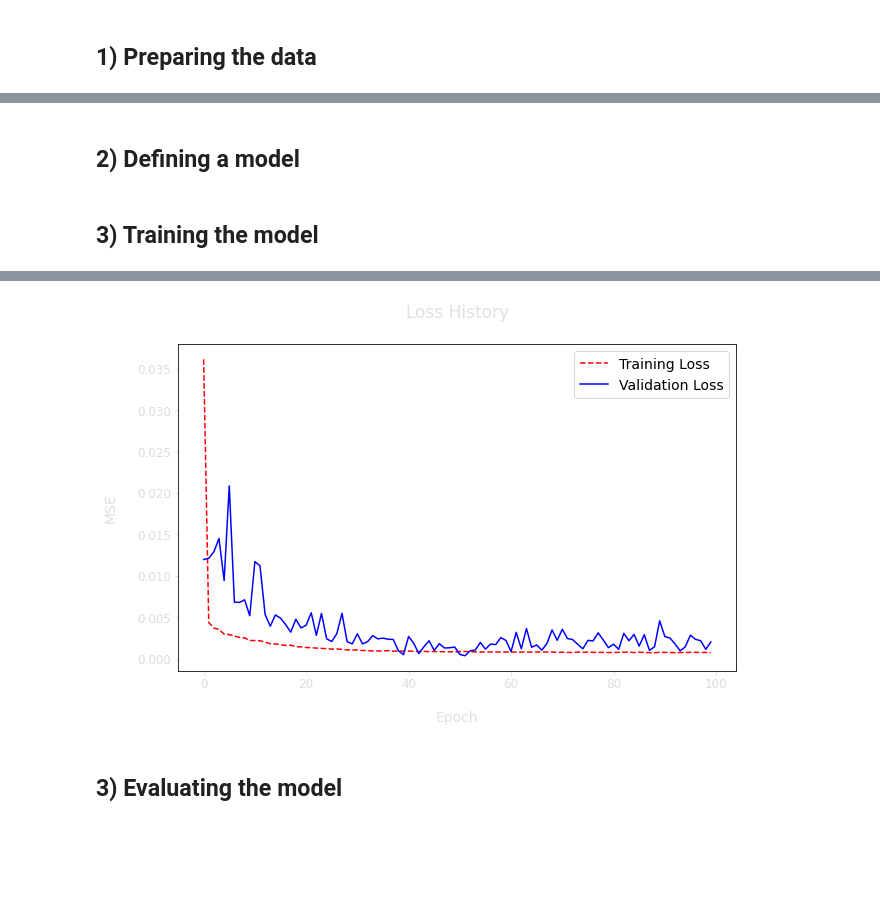
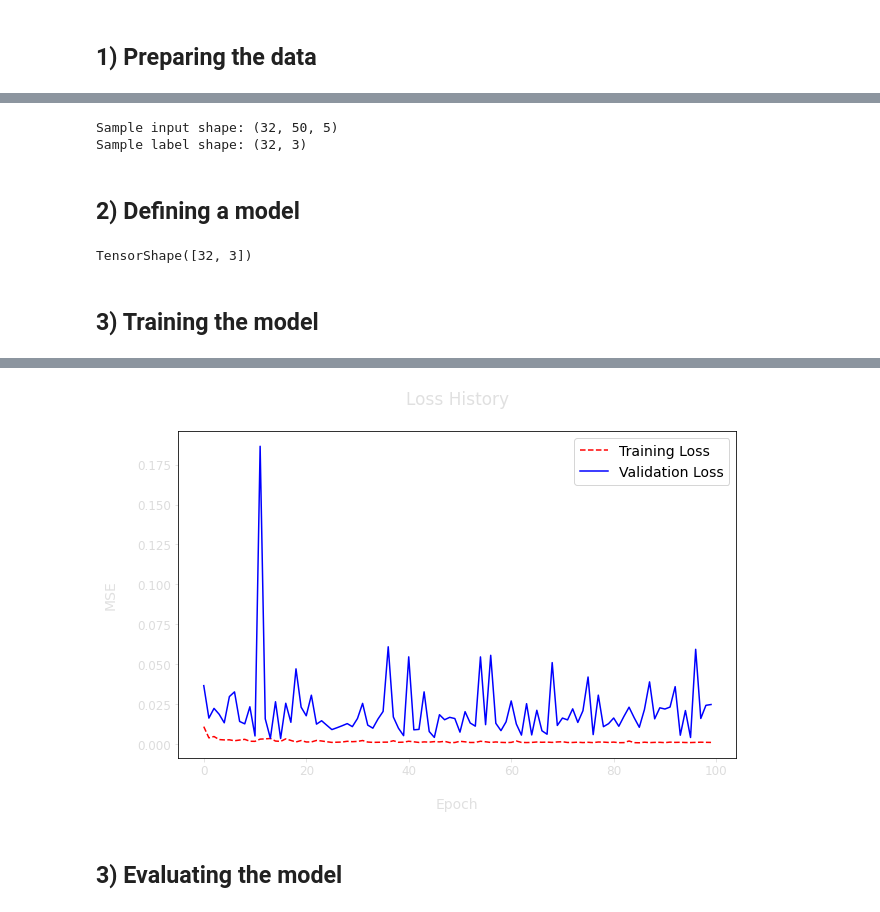
Before and after one commit to Talendar/stocks_prices_prediction, a Jupyter notebook: stocks_prediction.ipynb, the cells around one changed output, grey strips where cells are left out. Drawn from its saved outputs; the diff is of its cells as text; code cells hidden in the pictures; blank space fills up the shorter version.

```diff
--- a/stocks_prediction.ipynb
+++ b/stocks_prediction.ipynb
@@ -330,0 +98,17 @@ Sample label shape: (32, 3)
+# %%
+data = StocksData(
+    data_df=data,
+    num_sessions=NUM_SESSIONS,
+    labels_names=LABELS_NAMES,
+    feature_normalization=(min_max_norm, min_max_denorm),
+    label_normalization=(min_max_norm, min_max_denorm) \
+                        if NORMALIZE_LABELS else None,
+    data_split_pc=(TRAIN_PC, VAL_PC, TEST_PC),
+)
+
+print("  [TRAINING RANGE] %s to %s" % (
+    data.raw_train["features"].index[0], data.raw_train["features"].index[-1]))
+print("[VALIDATION RANGE] %s to %s" % (
+    data.raw_val["features"].index[0], data.raw_val["features"].index[-1]))
+print("      [TEST RANGE] %s to %s" % (
+    data.raw_test["features"].index[0], data.raw_test["features"].index[-1]))
@@ -331,3 +156,10 @@ Sample label shape: (32, 3)
+# %%
+sample_x, sample_y = next(iter(data.train_ds))
+print(f"Sample input shape: {sample_x.shape}")
+print(f"Sample label shape: {sample_y.shape}")
+# %% [output]
+Sample input shape: (32, 50, 5)
+Sample label shape: (32, 3)
 # %% [markdown]
 ## **2) Defining a model**
 # %%
@@ -339,29 +171,35 @@ class MultiLSTM(tf.keras.Model):
         self._num_sessions = num_sessions
 
         self._open_predictor = model = tf.keras.models.Sequential([
-            tf.keras.layers.LSTM(64, return_sequences=True),
+            tf.keras.layers.LSTM(128, return_sequences=True),
             tf.keras.layers.Dropout(0.3),
-            tf.keras.layers.LSTM(64, return_sequences=False),
+            tf.keras.layers.LSTM(128, return_sequences=False),
             tf.keras.layers.Dropout(0.3),
-            tf.keras.layers.Dense(1, activation="relu"),  # RELU
+            tf.keras.layers.Dense(128, activation="relu"),
+            tf.keras.layers.Dropout(0.3),
+            tf.keras.layers.Dense(1, activation="relu"),
         ])
 
         self._pre_lowest = tf.keras.layers.LSTM(64, return_sequences=True)
         self._lowest_predictor = tf.keras.models.Sequential([
-            tf.keras.layers.LSTM(64, return_sequences=True),
+            tf.keras.layers.LSTM(128, return_sequences=True),
             tf.keras.layers.Dropout(0.3),
-            tf.keras.layers.LSTM(64, return_sequences=False),
+            tf.keras.layers.LSTM(128, return_sequences=False),
             tf.keras.layers.Dropout(0.3),
-            tf.keras.layers.Dense(1, activation="relu"),  # RELU
+             tf.keras.layers.Dense(128, activation="relu"),
+            tf.keras.layers.Dropout(0.3),
+            tf.keras.layers.Dense(1, activation="relu"),
         ])
 
         self._pre_highest = tf.keras.layers.LSTM(64, return_sequences=True)
         self._highest_predictor = tf.keras.models.Sequential([
-            tf.keras.layers.LSTM(64, return_sequences=True),
+            tf.keras.layers.LSTM(128, return_sequences=True),
             tf.keras.layers.Dropout(0.3),
-            tf.keras.layers.LSTM(64, return_sequences=False),
+            tf.keras.layers.LSTM(128, return_sequences=False),
             tf.keras.layers.Dropout(0.3),
-            tf.keras.layers.Dense(1, activation="relu"),  # RELU
+            tf.keras.layers.Dense(128, activation="relu"),
+            tf.keras.layers.Dropout(0.3),
+            tf.keras.layers.Dense(1, activation="relu"),
         ])
 
     def call(self, inputs, training=None):
@@ -395,8 +233,10 @@ class MultiLSTM(tf.keras.Model):
         return tf.concat([open_price, lowest_price, highest_price], -1)
 # %%
 # testing output shape
-x, y = next(iter(ds_train))
-MultiLSTM()(x)
+x, y = next(iter(data.train_ds))
+MultiLSTM()(x).shape
+# %% [output]
+TensorShape([32, 3])
 # %% [markdown]
 ## **3) Training the model**
 # %%
@@ -409,7 +249,8 @@ model.compile(loss=tf.losses.MeanSquaredError(),
 
 # training
 epochs = 100
-history = model.fit(ds_train, validation_data=ds_val,
+history = model.fit(data.train_ds.shuffle(buffer_size=len(data.train_ds)),
+                    validation_data=data.val_ds,
                     epochs=epochs,
                     callbacks=[ClearCallback()])
 
@@ -433,4 +274,4 @@ plt.show();
-[figure, old version]
+[figure, new version]
 # %% [markdown]
 ## **3) Evaluating the model**
 # %% [markdown]
```
Also changed, not shown: parts of 20 cells of this notebook.
